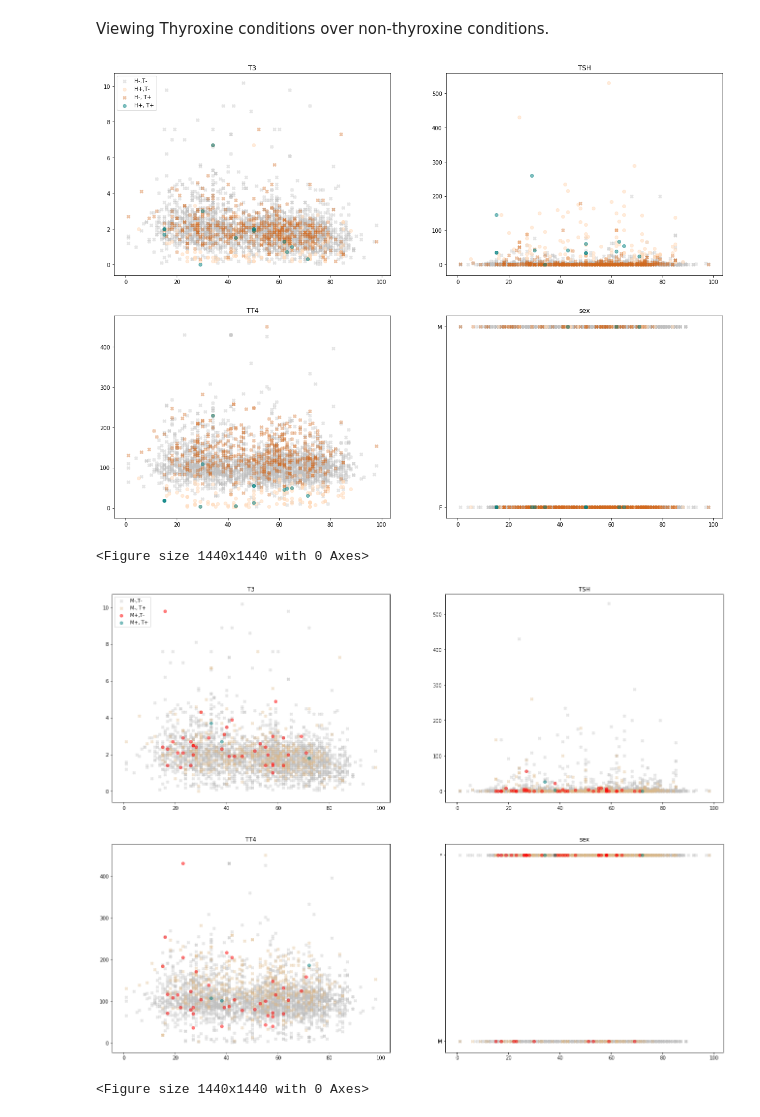
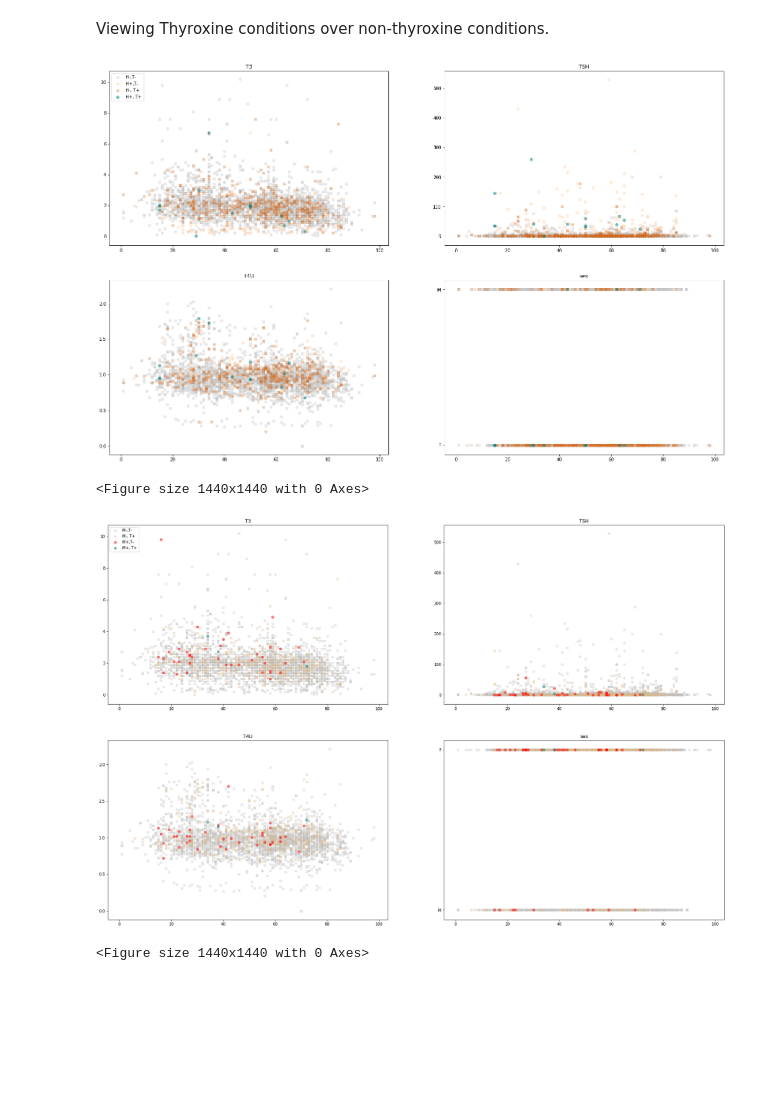
Before and after one commit to karlypaige/Fundamentals-Capstone-Hypothyroid, a Jupyter notebook: Hypothyroid Dataset.ipynb, the cells around one changed output. Drawn from its saved outputs; the diff is of its cells as text; code cells hidden in the pictures; blank space fills up the shorter version.

```diff
--- a/Hypothyroid Dataset.ipynb
+++ b/Hypothyroid Dataset.ipynb
@@ -38,12 +43,13 @@ for index, T3 in enumerate(ht['T3']):
     ht['T3'][index] = float(T3)
 
 for index, TSH in enumerate(ht['TSH']):
-
     ht['TSH'][index] = float(TSH)
-
 
 for index, TT4 in enumerate(ht['TT4']):
     ht['TT4'][index] = float(TT4)
+
+for index, T4U in enumerate(ht['T4U']):
+    ht['T4U'][index] = float(T4U)
 # %% [markdown]
 Briefly describe the data for a quick overview
 # %%
@@ -373,60 +379,60 @@ axarr[0,1].set_title('TSH')
 
 axarr[1,0].scatter(ht['age'].loc[(ht['hypothyroid'].isin(['negative']))&
                                  (ht['on_thyroxine'].isin(['f']))],
-                   ht['TT4'].loc[(ht['hypothyroid'].isin(['negative']))&
+                   ht['T4U'].loc[(ht['hypothyroid'].isin(['negative']))&
                                  (ht['on_thyroxine'].isin(['f']))],
                    c='silver', alpha=.3, label='hypothyroid', marker='X')
 axarr[1,0].scatter(ht['age'].loc[(ht['hypothyroid'].isin(['hypothyroid']))&
                                  (ht['on_thyroxine'].isin(['f']))],
-                   ht['TT4'].loc[(ht['hypothyroid'].isin(['hypothyroid']))&
+                   ht['T4U'].loc[(ht['hypothyroid'].isin(['hypothyroid']))&
                                  (ht['on_thyroxine'].isin(['f']))],
                    c='peachpuff', alpha=.5, label='hypothyroid')
 axarr[1,0].scatter(ht['age'].loc[(ht['hypothyroid'].isin(['negative']))&
                                  (ht['on_thyroxine'].isin(['t']))],
-                   ht['TT4'].loc[(ht['hypothyroid'].isin(['negative']))&
+                   ht['T4U'].loc[(ht['hypothyroid'].isin(['negative']))&
                                  (ht['on_thyroxine'].isin(['t']))],
                    c='chocolate', alpha=.3, label='hypothyroid', marker='X')
 axarr[1,0].scatter(ht['age'].loc[(ht['hypothyroid'].isin(['hypothyroid']))&
                                  (ht['on_thyroxine'].isin(['t']))],
-                   ht['TT4'].loc[(ht['hypothyroid'].isin(['hypothyroid']))&
+                   ht['T4U'].loc[(ht['hypothyroid'].isin(['hypothyroid']))&
                                  (ht['on_thyroxine'].isin(['t']))],
                    c='teal', alpha=.5, label='hypothyroid')
 
 #axarr[1,0].xlabel('age')
 #axarr[1,0].ylabel('TT4 levels')
 #axarr[1,0].legend(loc='upper left',prop={'size': 20});
-axarr[1,0].set_title('TT4')
+axarr[1,0].set_title('T4U')
 
 
 axarr[1,1].scatter(ht['age'].loc[(ht['hypothyroid'].isin(['negative']))&
                                  (ht['on_thyroxine'].isin(['f']))],
                    ht['sex'].loc[(ht['hypothyroid'].isin(['negative']))&
                                  (ht['on_thyroxine'].isin(['f']))],
                    c='silver', alpha=.3, label='hypothyroid', marker='X')
 axarr[1,1].scatter(ht['age'].loc[(ht['hypothyroid'].isin(['hypothyroid']))&
                                  (ht['on_thyroxine'].isin(['f']))],
                    ht['sex'].loc[(ht['hypothyroid'].isin(['hypothyroid']))&
                                  (ht['on_thyroxine'].isin(['f']))],
                    c='peachpuff', alpha=.5, label='hypothyroid')
 axarr[1,1].scatter(ht['age'].loc[(ht['hypothyroid'].isin(['negative']))&
                                  (ht['on_thyroxine'].isin(['t']))],
                    ht['sex'].loc[(ht['hypothyroid'].isin(['negative']))&
                                  (ht['on_thyroxine'].isin(['t']))],
                    c='chocolate', alpha=.3, label='hypothyroid', marker='X')
 axarr[1,1].scatter(ht['age'].loc[(ht['hypothyroid'].isin(['hypothyroid']))&
                                  (ht['on_thyroxine'].isin(['t']))],
                    ht['sex'].loc[(ht['hypothyroid'].isin(['hypothyroid']))&
                                  (ht['on_thyroxine'].isin(['t']))],
                    c='teal', alpha=.5, label='hypothyroid')
 
 #axarr[1,1].xlabel('age')
 #axarr[1,1].ylabel('sex')
 #axarr[1,1].legend(loc='upper left',prop={'size': 5});
 axarr[1,1].set_title('sex')
 
 plt.show()
 # %% [output]
-[figure, old version]
+[figure, new version]
 <Figure size 1440x1440 with 0 Axes>
 # %%
 x, axarr = plt.subplots(2, 2)
@@ -492,29 +498,29 @@ axarr[0,1].set_title('TSH')
 
 axarr[1,0].scatter(ht['age'].loc[(ht['on_antithyroid_medication'].isin(['f']))&
                                  (ht['on_thyroxine'].isin(['f']))],
-                   ht['TT4'].loc[(ht['on_antithyroid_medication'].isin(['f']))&
+                   ht['T4U'].loc[(ht['on_antithyroid_medication'].isin(['f']))&
                                  (ht['on_thyroxine'].isin(['f']))],
                    c='silver', alpha=.3, label='M-,T-', marker='X')
 axarr[1,0].scatter(ht['age'].loc[(ht['on_antithyroid_medication'].isin(['f']))&
                                  (ht['on_thyroxine'].isin(['t']))],
-                   ht['TT4'].loc[(ht['on_antithyroid_medication'].isin(['f']))&
+                   ht['T4U'].loc[(ht['on_antithyroid_medication'].isin(['f']))&
                                  (ht['on_thyroxine'].isin(['t']))],
                    c='burlywood', alpha=.3, label='M-, T+', marker='X')
 axarr[1,0].scatter(ht['age'].loc[(ht['on_antithyroid_medication'].isin(['t']))&
                                  (ht['on_thyroxine'].isin(['f']))],
-                   ht['TT4'].loc[(ht['on_antithyroid_medication'].isin(['t']))&
+                   ht['T4U'].loc[(ht['on_antithyroid_medication'].isin(['t']))&
                                  (ht['on_thyroxine'].isin(['f']))],
                    c='red', alpha=.5, label='M+,T-')
 axarr[1,0].scatter(ht['age'].loc[(ht['on_antithyroid_medication'].isin(['t']))&
                                  (ht['on_thyroxine'].isin(['t']))],
-                   ht['TT4'].loc[(ht['on_antithyroid_medication'].isin(['t']))&
+                   ht['T4U'].loc[(ht['on_antithyroid_medication'].isin(['t']))&
                                  (ht['on_thyroxine'].isin(['t']))],
                    c='teal', alpha=.5, label='M+, T+')
 
 #axarr[1,0].xlabel('age')
 #axarr[1,0].ylabel('TT4 levels')
 #axarr[1,0].legend(loc='upper left',prop={'size': 20});
-axarr[1,0].set_title('TT4')
+axarr[1,0].set_title('T4U')
 
 
 axarr[1,1].scatter(ht['age'].loc[(ht['on_antithyroid_medication'].isin(['f']))&
@@ -547,5 +553,5 @@ x.subplots_adjust(top=1, right=1)
 
 plt.show()
 # %% [output]
-[figure, old version]
+[figure, new version]
 <Figure size 1440x1440 with 0 Axes>
```
Also changed, not shown: parts of 16 cells of this notebook.
